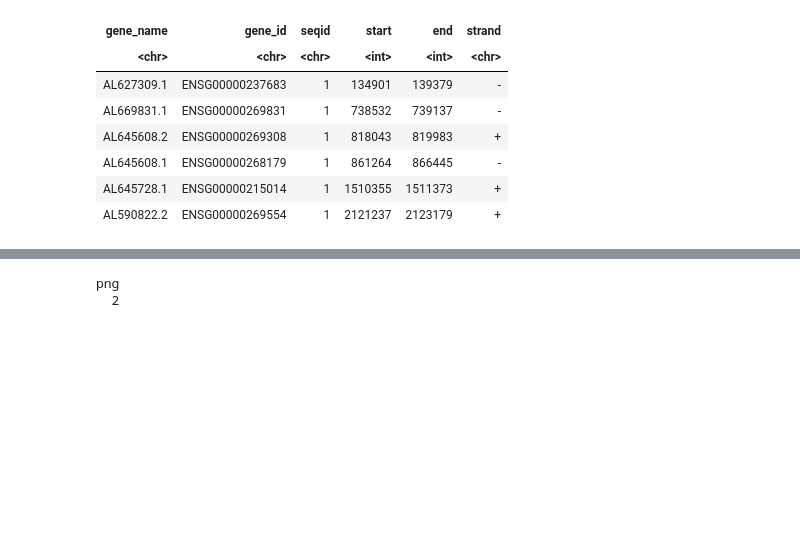
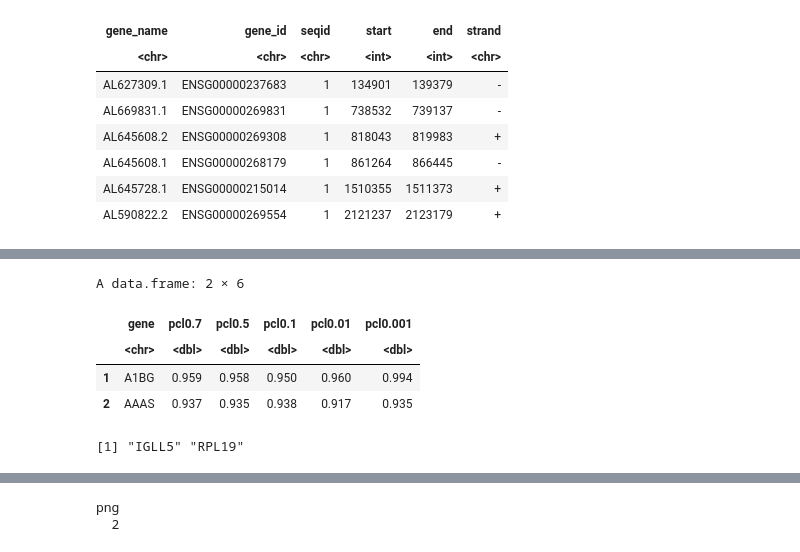
Before and after one commit to annacuomo/SAIGE_QTL_analyses, a Jupyter notebook: Plotting_Notebooks/Trans_eqtls/trans_eqtl_heatmap_Plasma_p5e_8.ipynb, the cells around one changed output, grey strips where cells are left out. Drawn from its saved outputs; the diff is of its cells as text; code cells hidden in the pictures; blank space fills up the shorter version.

```diff
--- a/Plotting_Notebooks/Trans_eqtls/trans_eqtl_heatmap_Plasma_p5e_8.ipynb
+++ b/Plotting_Notebooks/Trans_eqtls/trans_eqtl_heatmap_Plasma_p5e_8.ipynb
@@ -41,3 +42,17 @@ head(genes)
+# %%
+GC_lambda_file = "/directflow/SCCGGroupShare/projects/anncuo/OneK1K/saige_eqtl/from_wei/Plasma_trans_GClambda.txt"
+gcl_df = as.data.frame(fread(GC_lambda_file))
+colnames(gcl_df) = c("gene", paste0("pcl",c(0.7,0.5,0.1,0.01,0.001)))
+head(gcl_df,2)
+remove_genes_gcl = gcl_df[gcl_df$pcl0.5>1.05,"gene"]
+remove_genes_gcl
+# %% [output]
+A data.frame: 2 × 6
+|  | gene | pcl0.7 | pcl0.5 | pcl0.1 | pcl0.01 | pcl0.001 |
+|  | <chr> | <dbl> | <dbl> | <dbl> | <dbl> | <dbl> |
+| 1 | A1BG | 0.959 | 0.958 | 0.950 | 0.960 | 0.994 |
+| 2 | AAAS | 0.937 | 0.935 | 0.938 | 0.917 | 0.935 |
+[1] "IGLL5" "RPL19"
 # %%
 df_list = list()
 for (i in 1:length(genes)){
```
Also changed, not shown: parts of 14 cells of this notebook, 2 other files.
